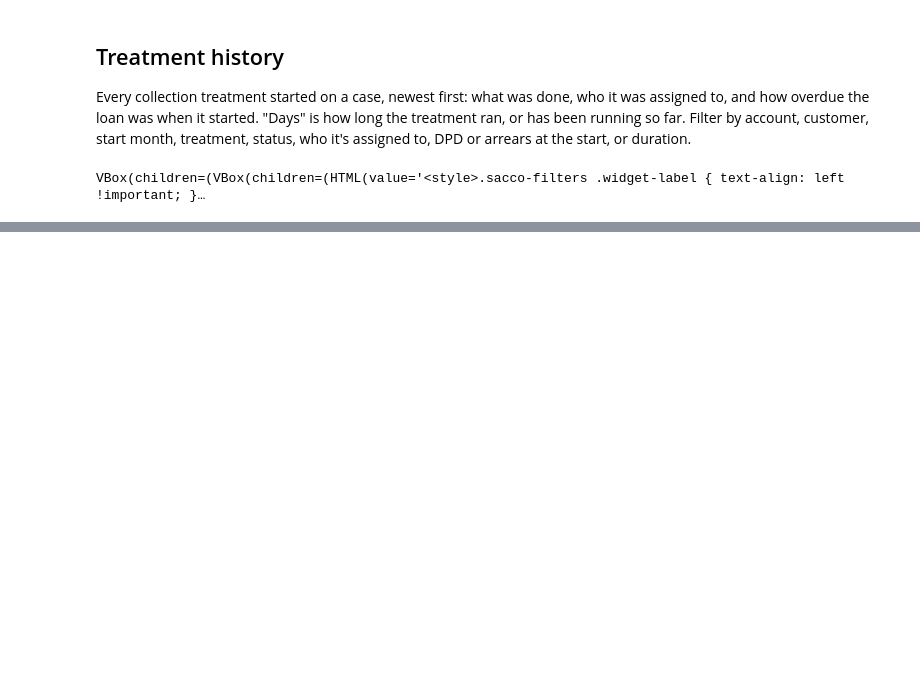
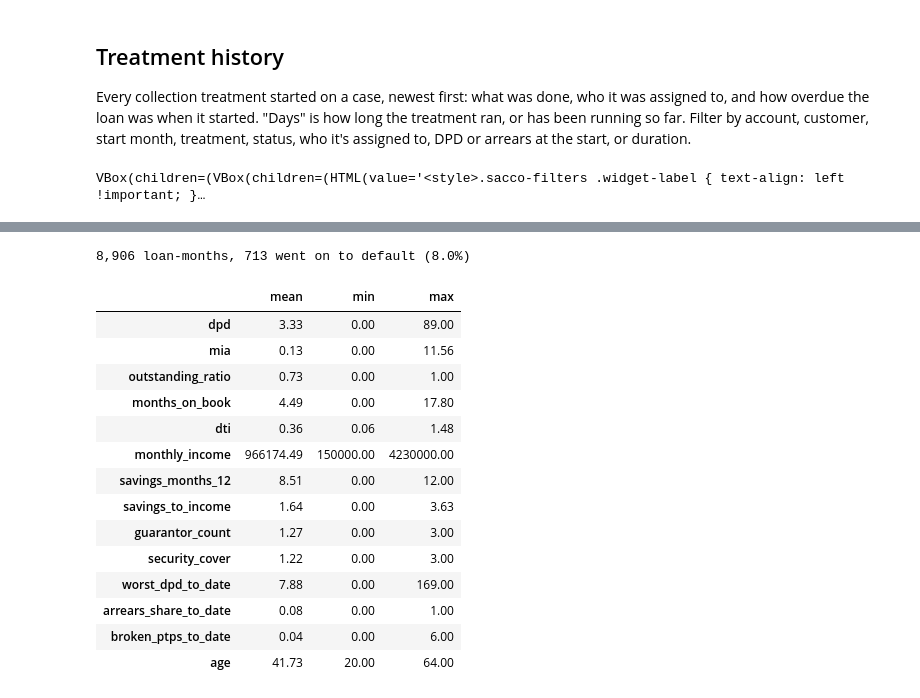
Before and after one commit to instantiate2roy/oop-final-project, a Jupyter notebook: sacco.ipynb, the cells around one changed output, grey strips where cells are left out. Saved outputs shown, nothing was run; the diff lists cells and outputs as text; code cells hidden in the pictures; blank space fills up the shorter version.

```diff
--- a/sacco.ipynb
+++ b/sacco.ipynb
@@ -157,0 +249,30 @@ VBox(children=(VBox(children=(HTML(value='<style>.sacco-filters .widget-label {
+# %%
+from datetime import date
+import pandas as pd
+from src.risk.feature_builder import FeatureBuilder
+
+AS_OF = date(2026, 10, 22)
+
+builder = FeatureBuilder(cust_data, kb, as_of=AS_OF, default_dpd=90, outcome_months=6)
+rows = builder.training_set()
+
+print(f"{len(rows):,} loan-months, {rows['defaulted'].sum():,} went on to default "
+      f"({rows['defaulted'].mean():.1%})")
+rows[FeatureBuilder.NUMERIC].describe().T[["mean", "min", "max"]].round(2)
+# %% [output]
+8,906 loan-months, 713 went on to default (8.0%)
+|  | mean | min | max |
+| dpd | 3.33 | 0.00 | 89.00 |
+| mia | 0.13 | 0.00 | 11.56 |
+| outstanding_ratio | 0.73 | 0.00 | 1.00 |
+| months_on_book | 4.49 | 0.00 | 17.80 |
+| dti | 0.36 | 0.06 | 1.48 |
+| monthly_income | 966174.49 | 150000.00 | 4230000.00 |
+| savings_months_12 | 8.51 | 0.00 | 12.00 |
+| savings_to_income | 1.64 | 0.00 | 3.63 |
+| guarantor_count | 1.27 | 0.00 | 3.00 |
+| security_cover | 1.22 | 0.00 | 3.00 |
+| worst_dpd_to_date | 7.88 | 0.00 | 169.00 |
+| arrears_share_to_date | 0.08 | 0.00 | 1.00 |
+| broken_ptps_to_date | 0.04 | 0.00 | 6.00 |
+| age | 41.73 | 20.00 | 64.00 |
```
Also changed, not shown: parts of 19 cells of this notebook, 21 other files.
